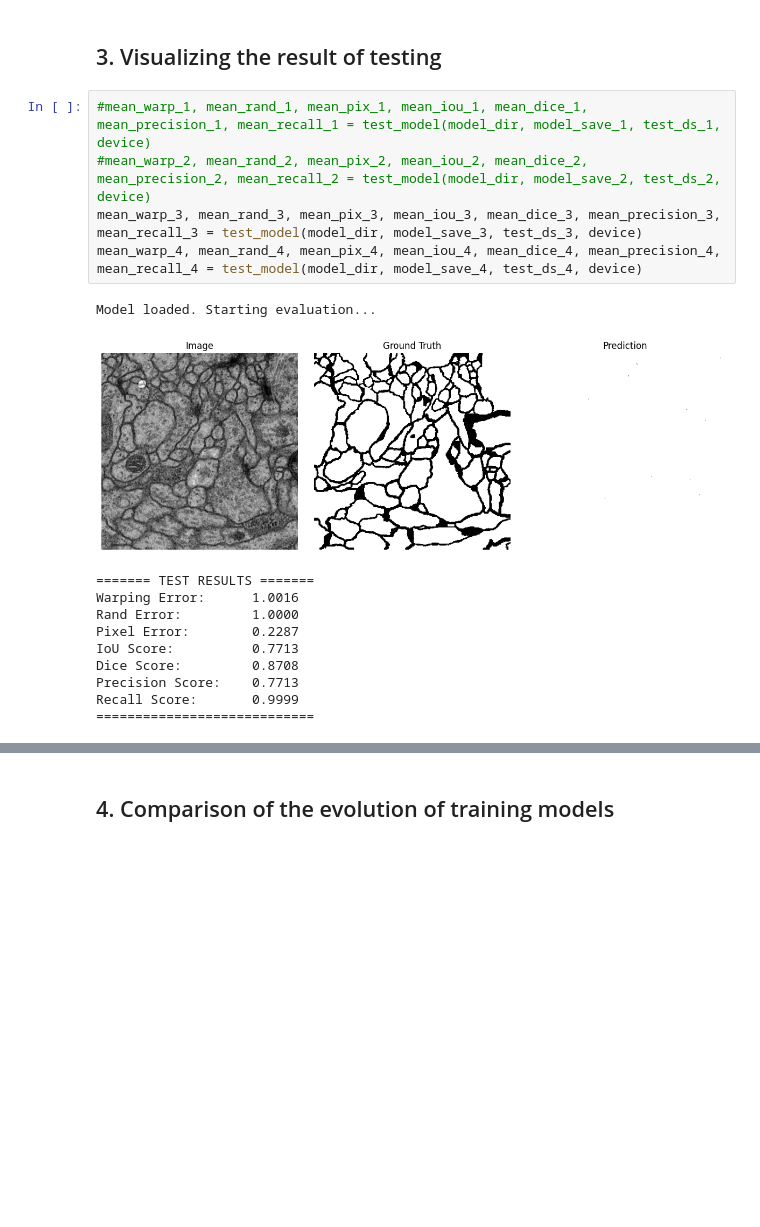
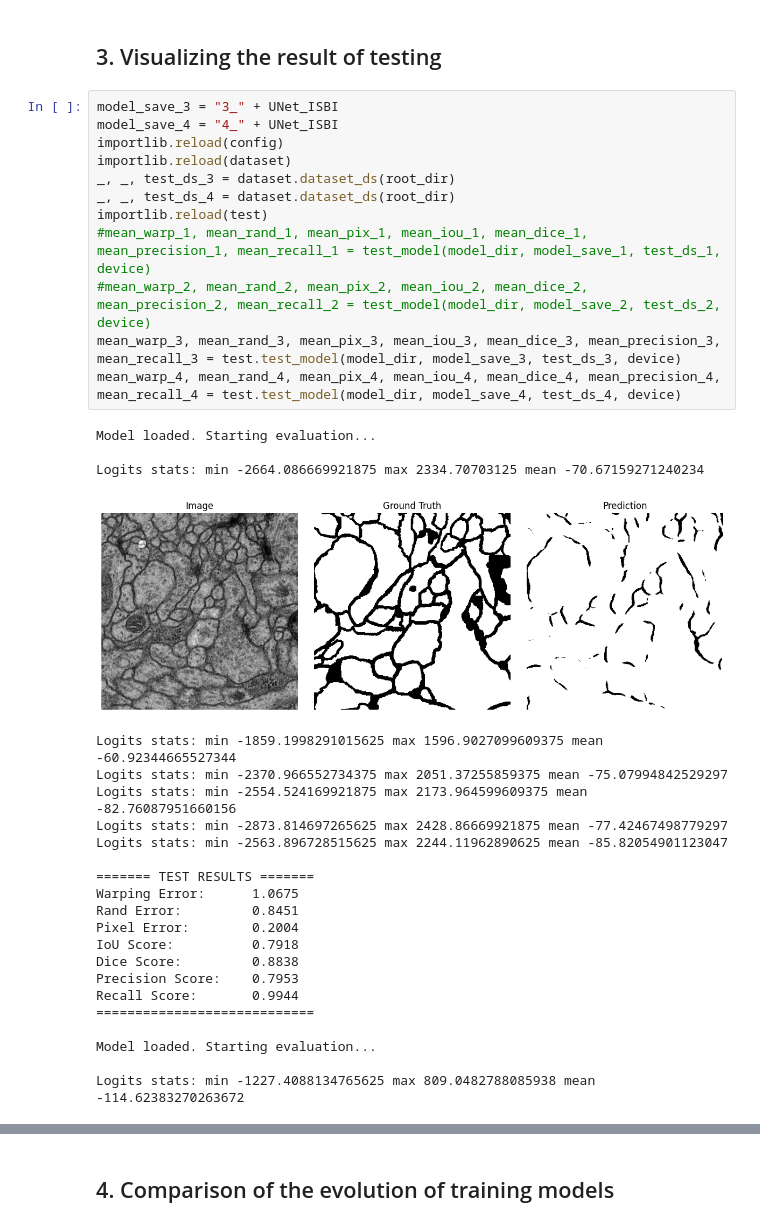
Before and after one commit to A0404/MLA_UNet, a Jupyter notebook: notebooks/notebook.ipynb, the cells around one changed output, grey strips where cells are left out. Cells and saved outputs as stored; diff of their text form; blank space fills up the shorter version.

```diff
--- a/notebooks/notebook.ipynb
+++ b/notebooks/notebook.ipynb
@@ -114,19 +218,38 @@ KeyboardInterrupt:
 # %% [markdown]
 ## 3. Visualizing the result of testing
 # %%
+model_save_3 = "3_" + UNet_ISBI
+model_save_4 = "4_" + UNet_ISBI
+importlib.reload(config)
+importlib.reload(dataset)
+_, _, test_ds_3 = dataset.dataset_ds(root_dir)
+_, _, test_ds_4 = dataset.dataset_ds(root_dir)
+importlib.reload(test)
 #mean_warp_1, mean_rand_1, mean_pix_1, mean_iou_1, mean_dice_1, mean_precision_1, mean_recall_1 = test_model(model_dir, model_save_1, test_ds_1, device)
 #mean_warp_2, mean_rand_2, mean_pix_2, mean_iou_2, mean_dice_2, mean_precision_2, mean_recall_2 = test_model(model_dir, model_save_2, test_ds_2, device)
-mean_warp_3, mean_rand_3, mean_pix_3, mean_iou_3, mean_dice_3, mean_precision_3, mean_recall_3 = test_model(model_dir, model_save_3, test_ds_3, device)
-mean_warp_4, mean_rand_4, mean_pix_4, mean_iou_4, mean_dice_4, mean_precision_4, mean_recall_4 = test_model(model_dir, model_save_4, test_ds_4, device)
+mean_warp_3, mean_rand_3, mean_pix_3, mean_iou_3, mean_dice_3, mean_precision_3, mean_recall_3 = test.test_model(model_dir, model_save_3, test_ds_3, device)
+mean_warp_4, mean_rand_4, mean_pix_4, mean_iou_4, mean_dice_4, mean_precision_4, mean_recall_4 = test.test_model(model_dir, model_save_4, test_ds_4, device)
 # %% [output]
 Model loaded. Starting evaluation...
+
+Logits stats: min -2664.086669921875 max 2334.70703125 mean -70.67159271240234
-[figure, old version]
+[figure, new version]
+Logits stats: min -1859.1998291015625 max 1596.9027099609375 mean -60.92344665527344
+Logits stats: min -2370.966552734375 max 2051.37255859375 mean -75.07994842529297
+Logits stats: min -2554.524169921875 max 2173.964599609375 mean -82.76087951660156
+Logits stats: min -2873.814697265625 max 2428.86669921875 mean -77.42467498779297
+Logits stats: min -2563.896728515625 max 2244.11962890625 mean -85.82054901123047
+
 ======= TEST RESULTS =======
-Warping Error:      1.0016
-Rand Error:         1.0000
-Pixel Error:        0.2287
-IoU Score:          0.7713
-Dice Score:         0.8708
-Precision Score:    0.7713
-Recall Score:       0.9999
+Warping Error:      1.0675
+Rand Error:         0.8451
+Pixel Error:        0.2004
+IoU Score:          0.7918
+Dice Score:         0.8838
+Precision Score:    0.7953
+Recall Score:       0.9944
 ============================
+
+Model loaded. Starting evaluation...
+
+Logits stats: min -1227.4088134765625 max 809.0482788085938 mean -114.62383270263672
```
Also changed, not shown: parts of 6 cells of this notebook, 3 other files.
